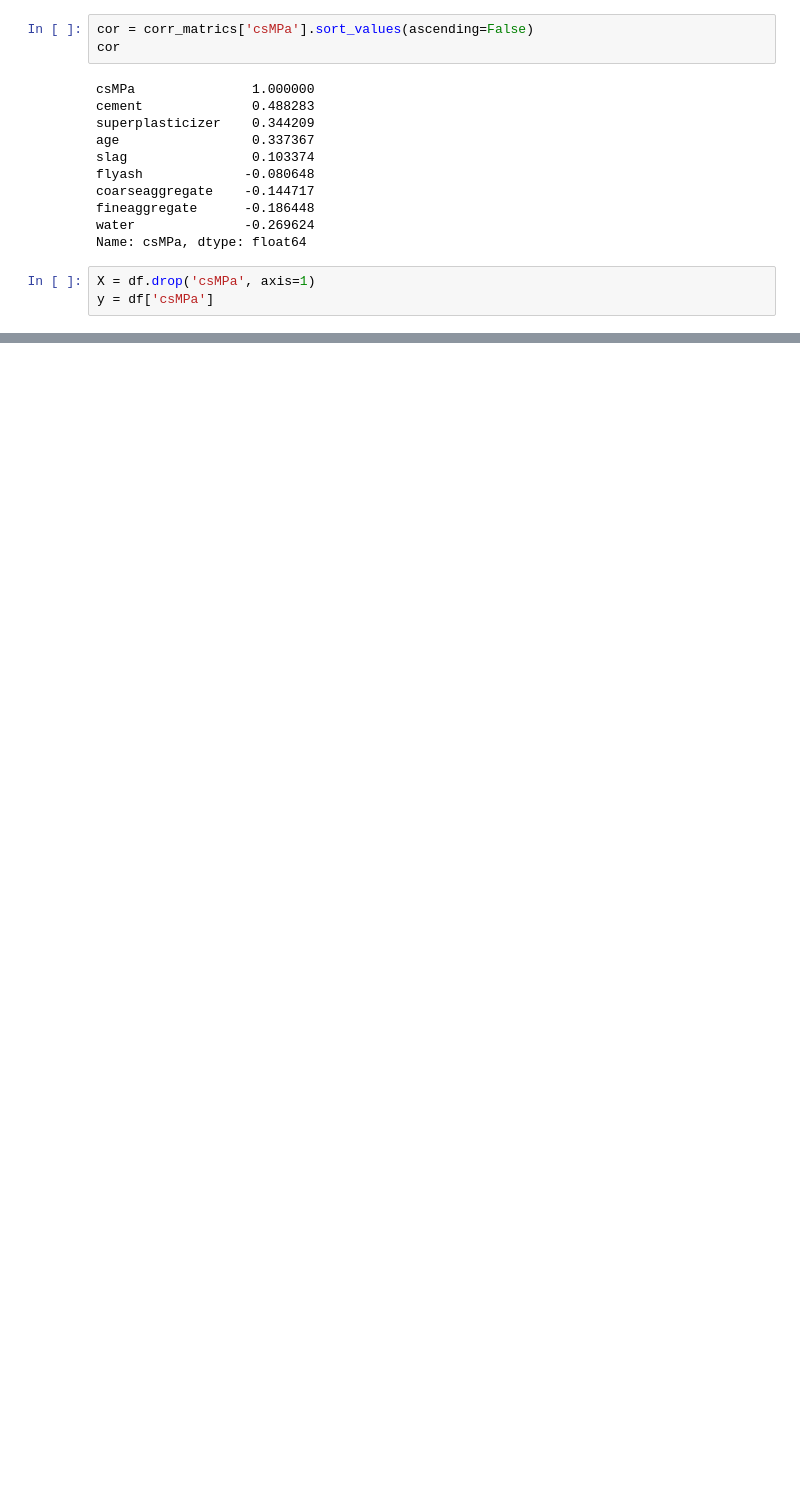
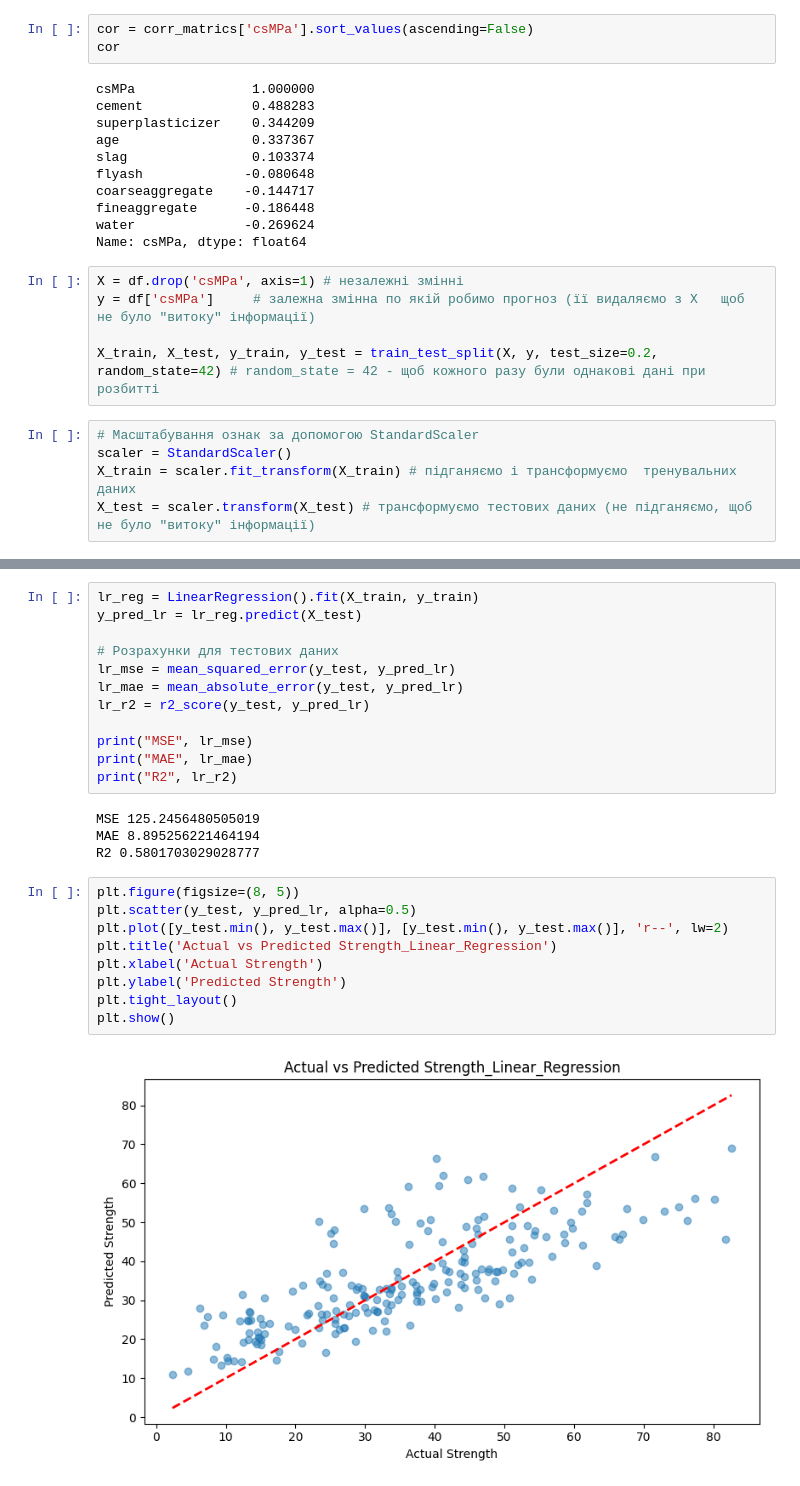
Before and after one commit to pm012/DataScience_sandbox, a Jupyter notebook: notebooks/module3/module_03_practice.ipynb, the cells around one changed output, grey strips where cells are left out. Drawn from its saved outputs; the diff is of its cells as text; blank space fills up the shorter version.

```diff
--- a/notebooks/module3/module_03_practice.ipynb
+++ b/notebooks/module3/module_03_practice.ipynb
@@ -117,5 +125,12 @@ fineaggregate      -0.186448
 water              -0.269624
 Name: csMPa, dtype: float64
 # %%
-X = df.drop('csMPa', axis=1)
-y = df['csMPa']
+X = df.drop('csMPa', axis=1) # незалежні змінні
+y = df['csMPa']     # залежна змінна по якій робимо прогноз (її видаляємо з X   щоб не було "витоку" інформації)
+
+X_train, X_test, y_train, y_test = train_test_split(X, y, test_size=0.2, random_state=42) # random_state = 42 - щоб кожного разу були однакові дані при розбитті
+# %%
+# Масштабування ознак за допомогою StandardScaler
+scaler = StandardScaler()
+X_train = scaler.fit_transform(X_train) # підганяємо і трансформуємо  тренувальних даних
+X_test = scaler.transform(X_test) # трансформуємо тестових даних (не підганяємо, щоб не було "витоку" інформації)
@@ -121,0 +175,27 @@ y = df['csMPa']
+# %%
+lr_reg = LinearRegression().fit(X_train, y_train)
+y_pred_lr = lr_reg.predict(X_test)
+
+# Розрахунки для тестових даних
+lr_mse = mean_squared_error(y_test, y_pred_lr)
+lr_mae = mean_absolute_error(y_test, y_pred_lr)
+lr_r2 = r2_score(y_test, y_pred_lr)
+
+print("MSE", lr_mse)
+print("MAE", lr_mae)
+print("R2", lr_r2)
+# %% [output]
+MSE 125.2456480505019
+MAE 8.895256221464194
+R2 0.5801703029028777
+# %%
+plt.figure(figsize=(8, 5))
+plt.scatter(y_test, y_pred_lr, alpha=0.5)
+plt.plot([y_test.min(), y_test.max()], [y_test.min(), y_test.max()], 'r--', lw=2)
+plt.title('Actual vs Predicted Strength_Linear_Regression')
+plt.xlabel('Actual Strength')
+plt.ylabel('Predicted Strength')
+plt.tight_layout()
+plt.show()
+# %% [output]
+[figure, added]
```
Also changed, not shown: parts of 13 cells of this notebook.
